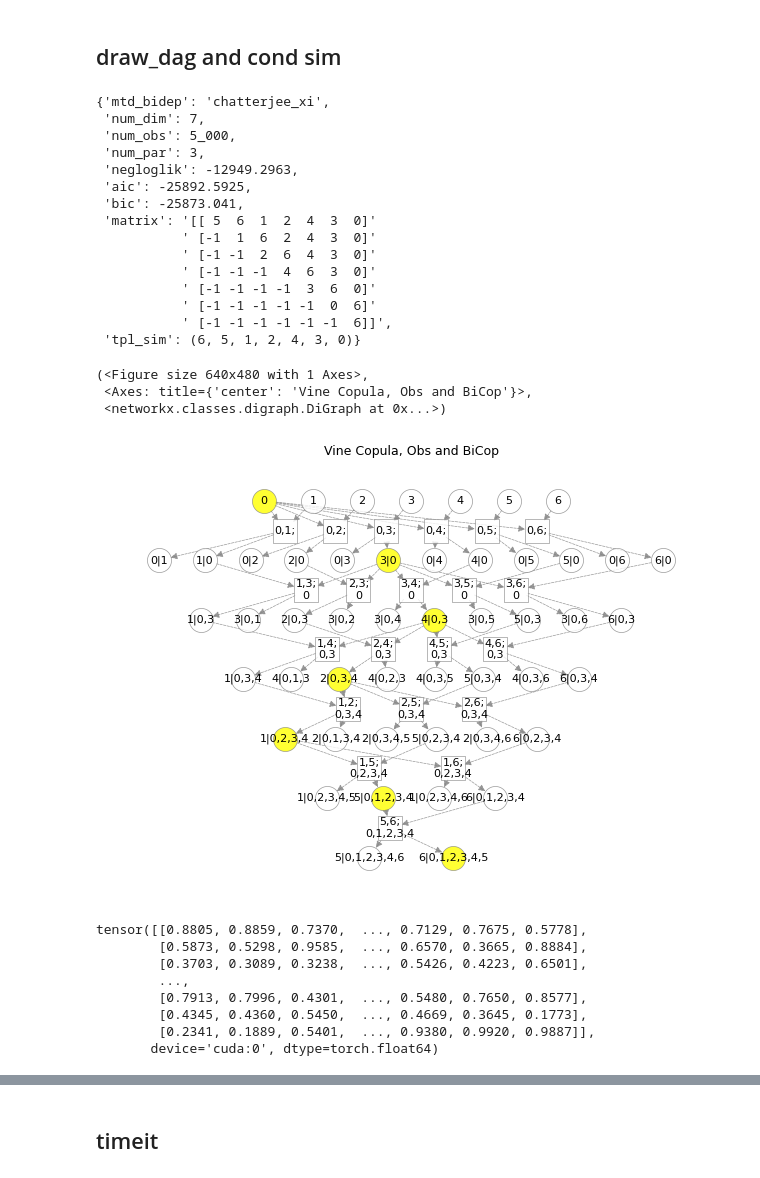
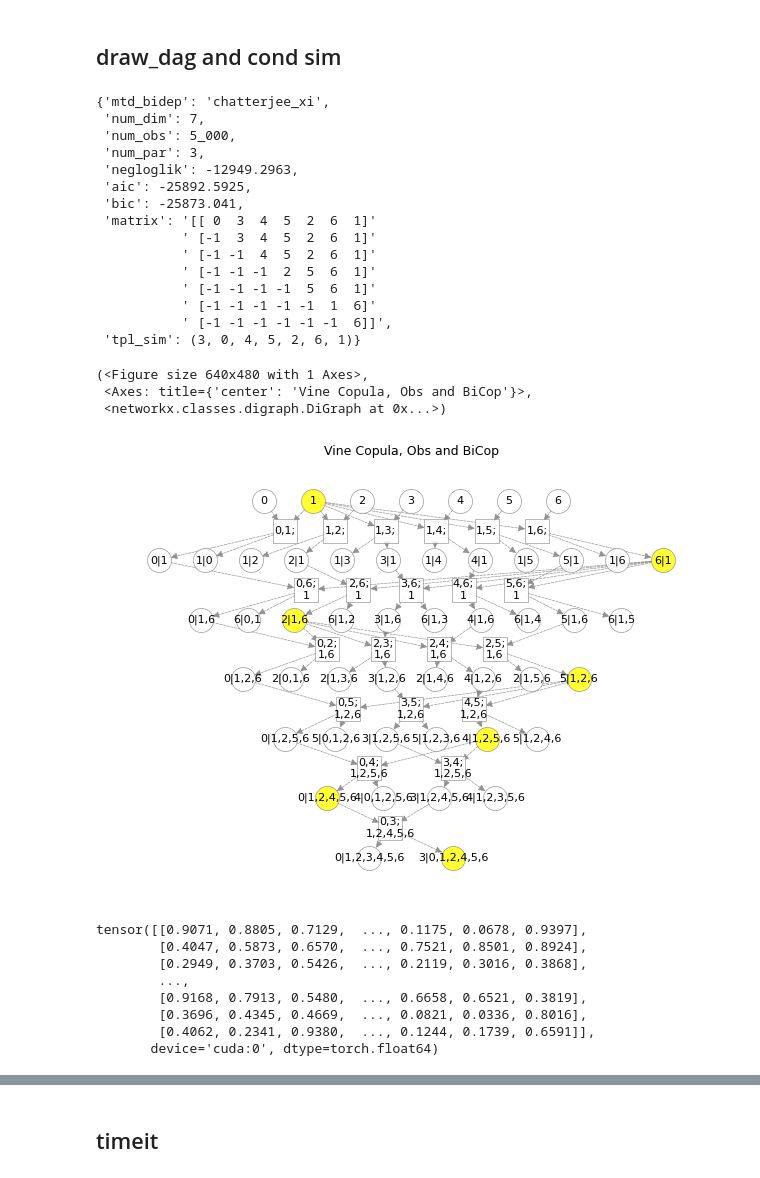
Before and after one commit to TY-Cheng/torchvinecopulib, a Jupyter notebook: examples/1_vinecop.ipynb, the cells around one changed output, grey strips where cells are left out. Drawn from its saved outputs; the diff is of its cells as text; code cells hidden in the pictures.

```diff
--- a/examples/1_vinecop.ipynb
+++ b/examples/1_vinecop.ipynb
@@ -30,6 +30,7 @@ from tests import sim_vcp_from_bcp
 
 print(f"cuda (GPU) avail? {torch.cuda.is_available()}\n")
 DEVICE = "cuda" if torch.cuda.is_available() else "cpu"
+NUM_DIM = 7
 for _ in tvc.vinecop.__all__:
     print(f"\n{_}")
     print(tvc.vinecop.__getattribute__(_).__doc__)
@@ -54,7 +55,7 @@ load a DataVineCop from a json file
 bidep func avail: ['chatterjee_xi', 'ferreira_tail_dep_coeff', 'kendall_tau', 'mutual_info', 'wasserstein_dist_ind']
 # %%
 # simulate multivariate copula data from bicop
-V_mvcp = sim_vcp_from_bcp(bcp_tvc=tvc.bicop.Frank, num_sim=5000, num_dim=7, device=DEVICE)
+V_mvcp = sim_vcp_from_bcp(bcp_tvc=tvc.bicop.Frank, num_sim=5000, num_dim=NUM_DIM, device=DEVICE)
 # visualize first two dim
 plt.scatter(*V_mvcp[:, [0, 1]].T.cpu(), s=0.3, alpha=0.8)
 plt.grid()
@@ -134,41 +135,41 @@ pth IO? True
 ## draw_dag and cond sim
 # %%
 # give tpl_first to prioritize, show the default sim workflow (source vertices highlighted)
-tpl_first = (3, 0)
+tpl_first = (1, NUM_DIM - 1)
 mdl_vcp = tvc.vinecop.vcp_from_obs(V_mvcp, mtd_vine="cvine", tpl_first=tpl_first)
 print(mdl_vcp)
 mdl_vcp.draw_dag()
 # %% [output]
 {'mtd_bidep': 'chatterjee_xi',
  'num_dim': 7,
  'num_obs': 5_000,
  'num_par': 3,
  'negloglik': -12949.2963,
  'aic': -25892.5925,
  'bic': -25873.041,
- 'matrix': '[[ 5  6  1  2  4  3  0]'
-           ' [-1  1  6  2  4  3  0]'
-           ' [-1 -1  2  6  4  3  0]'
-           ' [-1 -1 -1  4  6  3  0]'
-           ' [-1 -1 -1 -1  3  6  0]'
-           ' [-1 -1 -1 -1 -1  0  6]'
+ 'matrix': '[[ 0  3  4  5  2  6  1]'
+           ' [-1  3  4  5  2  6  1]'
+           ' [-1 -1  4  5  2  6  1]'
+           ' [-1 -1 -1  2  5  6  1]'
+           ' [-1 -1 -1 -1  5  6  1]'
+           ' [-1 -1 -1 -1 -1  1  6]'
            ' [-1 -1 -1 -1 -1 -1  6]]',
- 'tpl_sim': (6, 5, 1, 2, 4, 3, 0)}
+ 'tpl_sim': (3, 0, 4, 5, 2, 6, 1)}
 (<Figure size 640x480 with 1 Axes>,
  <Axes: title={'center': 'Vine Copula, Obs and BiCop'}>,
  <networkx.classes.digraph.DiGraph at 0x...>)
-[figure, old version]
+[figure, new version]
 # %%
 # by default, a full simulation
 mdl_vcp.sim(num_sim=10000, device=DEVICE)
 # %% [output]
-tensor([[0.8805, 0.8859, 0.7370,  ..., 0.7129, 0.7675, 0.5778],
-        [0.5873, 0.5298, 0.9585,  ..., 0.6570, 0.3665, 0.8884],
-        [0.3703, 0.3089, 0.3238,  ..., 0.5426, 0.4223, 0.6501],
+tensor([[0.9071, 0.8805, 0.7129,  ..., 0.1175, 0.0678, 0.9397],
+        [0.4047, 0.5873, 0.6570,  ..., 0.7521, 0.8501, 0.8924],
+        [0.2949, 0.3703, 0.5426,  ..., 0.2119, 0.3016, 0.3868],
         ...,
-        [0.7913, 0.7996, 0.4301,  ..., 0.5480, 0.7650, 0.8577],
-        [0.4345, 0.4360, 0.5450,  ..., 0.4669, 0.3645, 0.1773],
-        [0.2341, 0.1889, 0.5401,  ..., 0.9380, 0.9920, 0.9887]],
+        [0.9168, 0.7913, 0.5480,  ..., 0.6658, 0.6521, 0.3819],
+        [0.3696, 0.4345, 0.4669,  ..., 0.0821, 0.0336, 0.8016],
+        [0.4062, 0.2341, 0.9380,  ..., 0.1244, 0.1739, 0.6591]],
        device='cuda:0', dtype=torch.float64)
 # %%
 # show the sim workflow with tpl_first taken as simulated (source vertices highlighted), a cond sim
```
Also changed, not shown: parts of 4 cells of this notebook, 36 other files.
